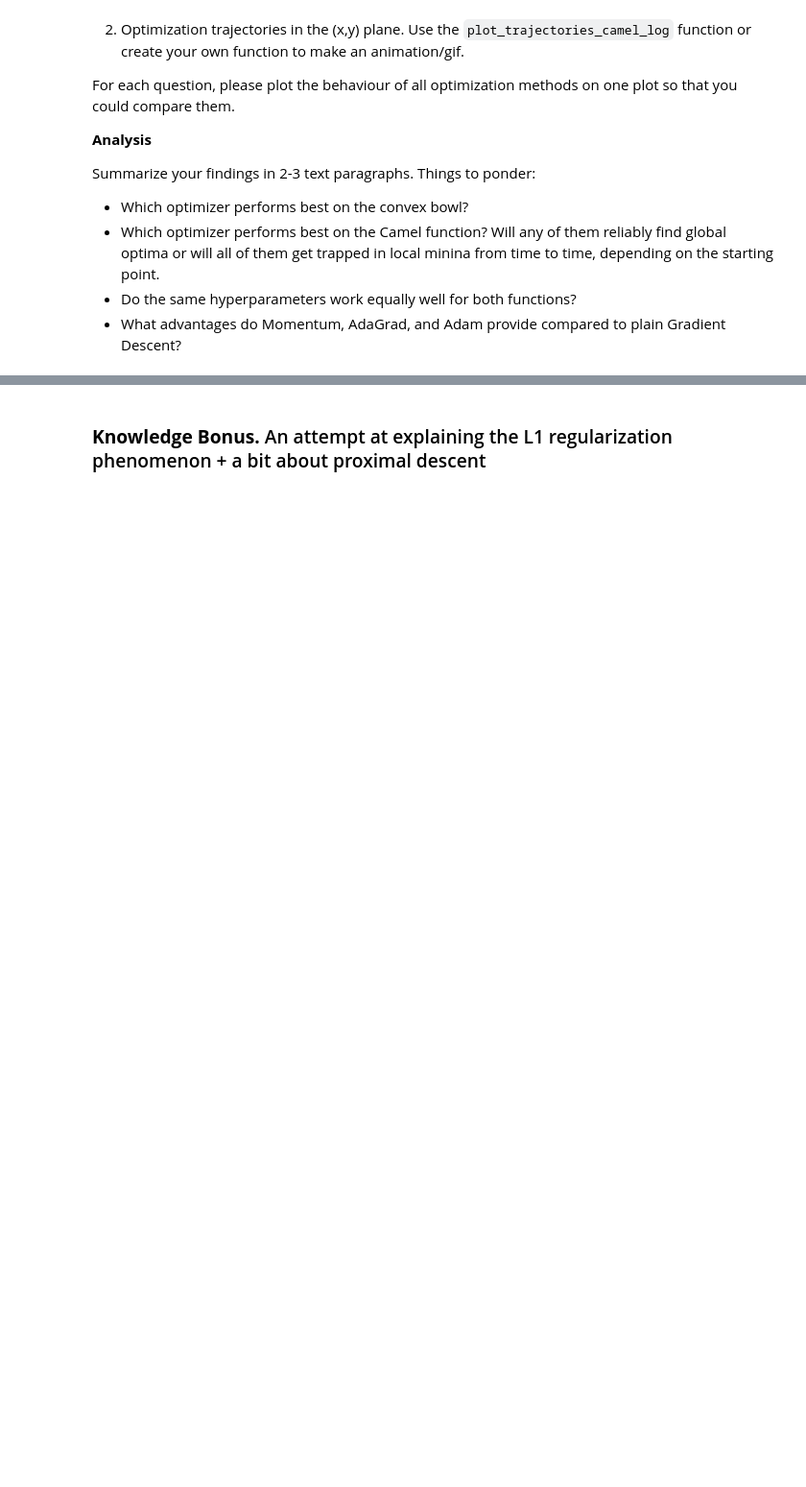
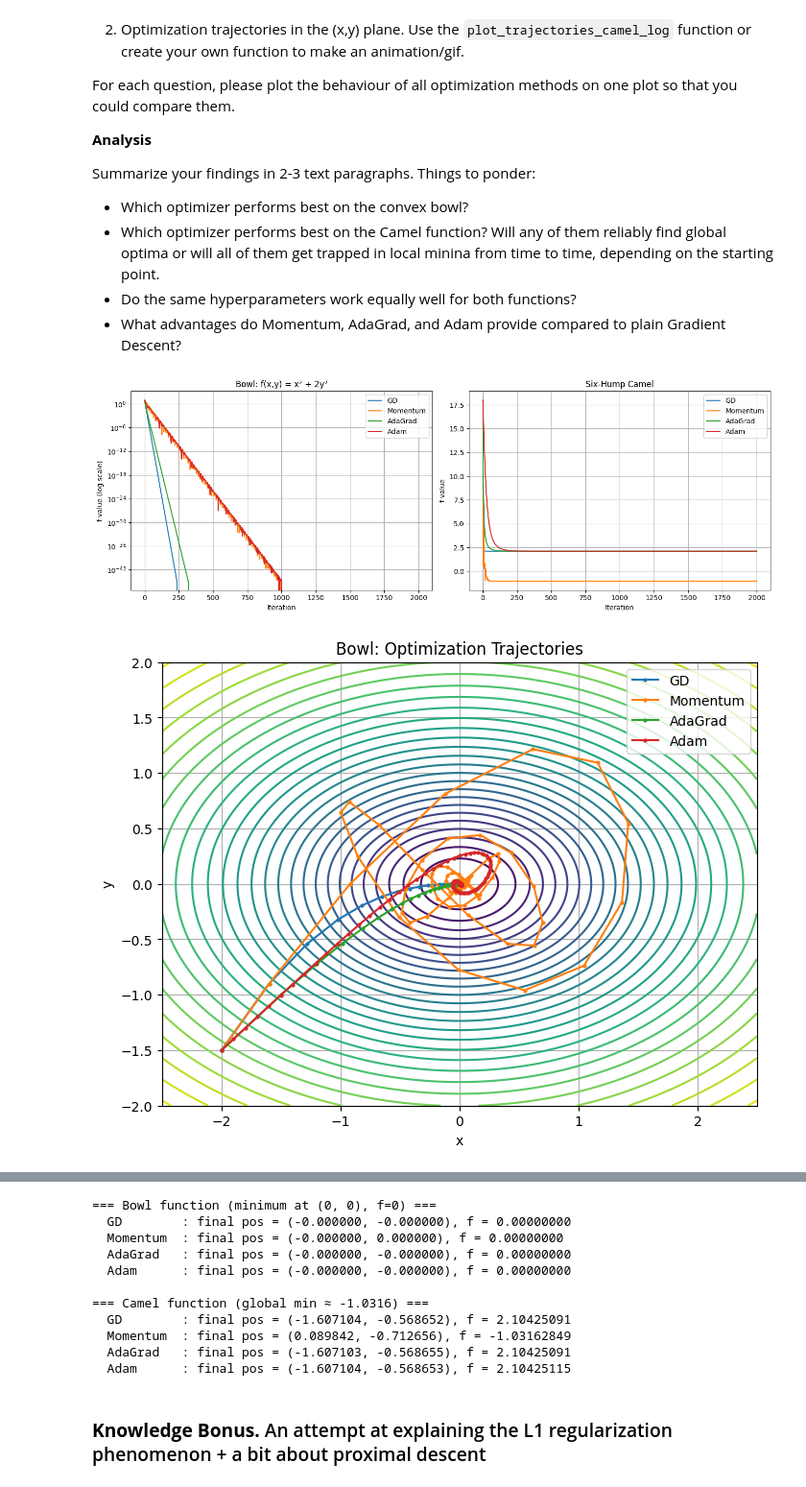
Before and after one commit to ilayni/nebius-lesson4-llm-architectures, a Jupyter notebook: LLM_Architectures_hometask_1_ilay_nisim_boris_kogan.ipynb, the cells around one changed output, grey strips where cells are left out. Shown at 96% size. Saved outputs shown, nothing was run; the diff lists cells and outputs as text; code cells hidden in the pictures; blank space fills up the shorter version.

```diff
--- a/LLM_Architectures_hometask_1_ilay_nisim_boris_kogan.ipynb
+++ b/LLM_Architectures_hometask_1_ilay_nisim_boris_kogan.ipynb
@@ -1393,13 +1393,13 @@ import matplotlib.pyplot as plt
 
 # Convex bowl
 def bowl(theta):
-    x, y = theta[0], theta[1]
+    x, y = theta[..., 0], theta[..., 1]
     return x**2 + 2*y**2
 
 
 # camel
 def camel(theta):
-    x, y = theta[0], theta[1]
+    x, y = theta[..., 0], theta[..., 1]
     return (4 - 2.1 * x**2+ x**4 / 3) * x**2 + x * y + (-4 + 4 * y**2) * y**2
 
 
@@ -1549 +1549,41 @@ results_camel = {
 }
+# %%
+# --- Plot 1: Loss curves ---
+fig, axes = plt.subplots(1, 2, figsize=(14, 5))
+
+for name, (traj, vals) in results_bowl.items():
+    axes[0].semilogy(vals, label=name)
+axes[0].set_title("Bowl: f(x,y) = x² + 2y²")
+axes[0].set_xlabel("Iteration")
+axes[0].set_ylabel("f value (log scale)")
+axes[0].legend()
+axes[0].grid(True)
+
+for name, (traj, vals) in results_camel.items():
+    axes[1].plot(vals, label=name)
+axes[1].set_title("Six-Hump Camel")
+axes[1].set_xlabel("Iteration")
+axes[1].set_ylabel("f value")
+axes[1].legend()
+axes[1].grid(True)
+
+plt.tight_layout()
+plt.show()
+
+# --- Plot 2: Trajectories on contour plots ---
+plot_trajectories_camel_log(bowl, results_bowl, xlim=(-2.5, 2.5), ylim=(-2, 2), title="Bowl: Optimization Trajectories")
+plot_trajectories_camel_log(camel, results_camel, title="Camel: Optimization Trajectories")
+
+# --- Print final values for each optimizer ---
+print("=== Bowl function (minimum at (0, 0), f=0) ===")
+for name, (traj, vals) in results_bowl.items():
+    final_pos = traj[-1].numpy()
+    print(f"  {name:10s}: final pos = ({final_pos[0]:.6f}, {final_pos[1]:.6f}), f = {vals[-1]:.8f}")
+
+print("\n=== Camel function (global min ≈ -1.0316) ===")
+for name, (traj, vals) in results_camel.items():
+    final_pos = traj[-1].numpy()
+    print(f"  {name:10s}: final pos = ({final_pos[0]:.6f}, {final_pos[1]:.6f}), f = {vals[-1]:.8f}")
+# %% [output]
+[figure, added]
+[figure, added]
@@ -1550,3 +1591,14 @@ results_camel = {
+=== Bowl function (minimum at (0, 0), f=0) ===
+  GD        : final pos = (-0.000000, -0.000000), f = 0.00000000
+  Momentum  : final pos = (-0.000000, 0.000000), f = 0.00000000
+  AdaGrad   : final pos = (-0.000000, -0.000000), f = 0.00000000
+  Adam      : final pos = (-0.000000, -0.000000), f = 0.00000000
+
+=== Camel function (global min ≈ -1.0316) ===
+  GD        : final pos = (-1.607104, -0.568652), f = 2.10425091
+  Momentum  : final pos = (0.089842, -0.712656), f = -1.03162849
+  AdaGrad   : final pos = (-1.607103, -0.568655), f = 2.10425091
+  Adam      : final pos = (-1.607104, -0.568653), f = 2.10425115
 # %% [markdown]
 ### **Knowledge Bonus.** An attempt at explaining the L1 regularization phenomenon + a bit about proximal descent
 # %% [markdown]
```
Also changed, not shown: parts of 3 cells of this notebook, 1 other file.
